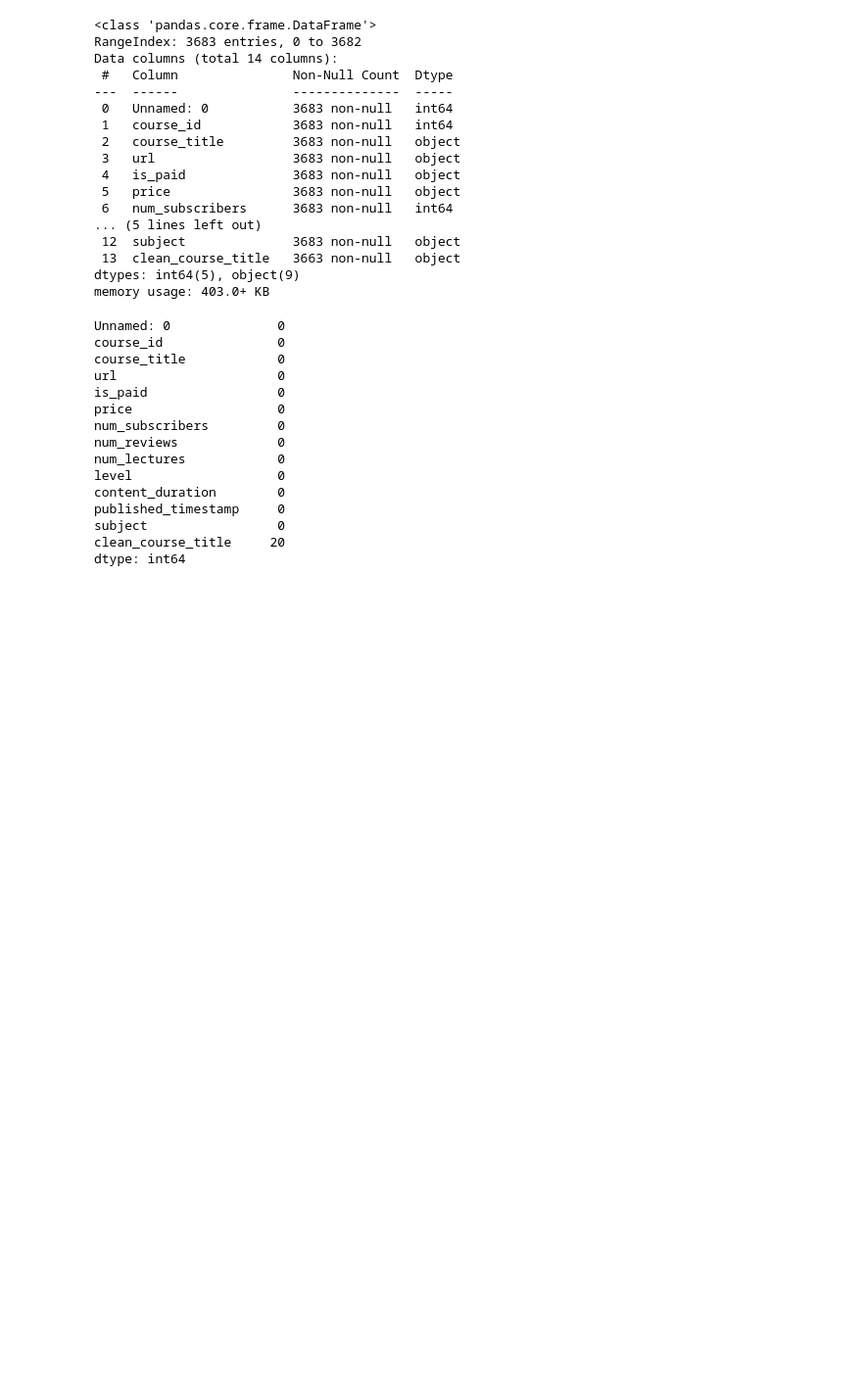
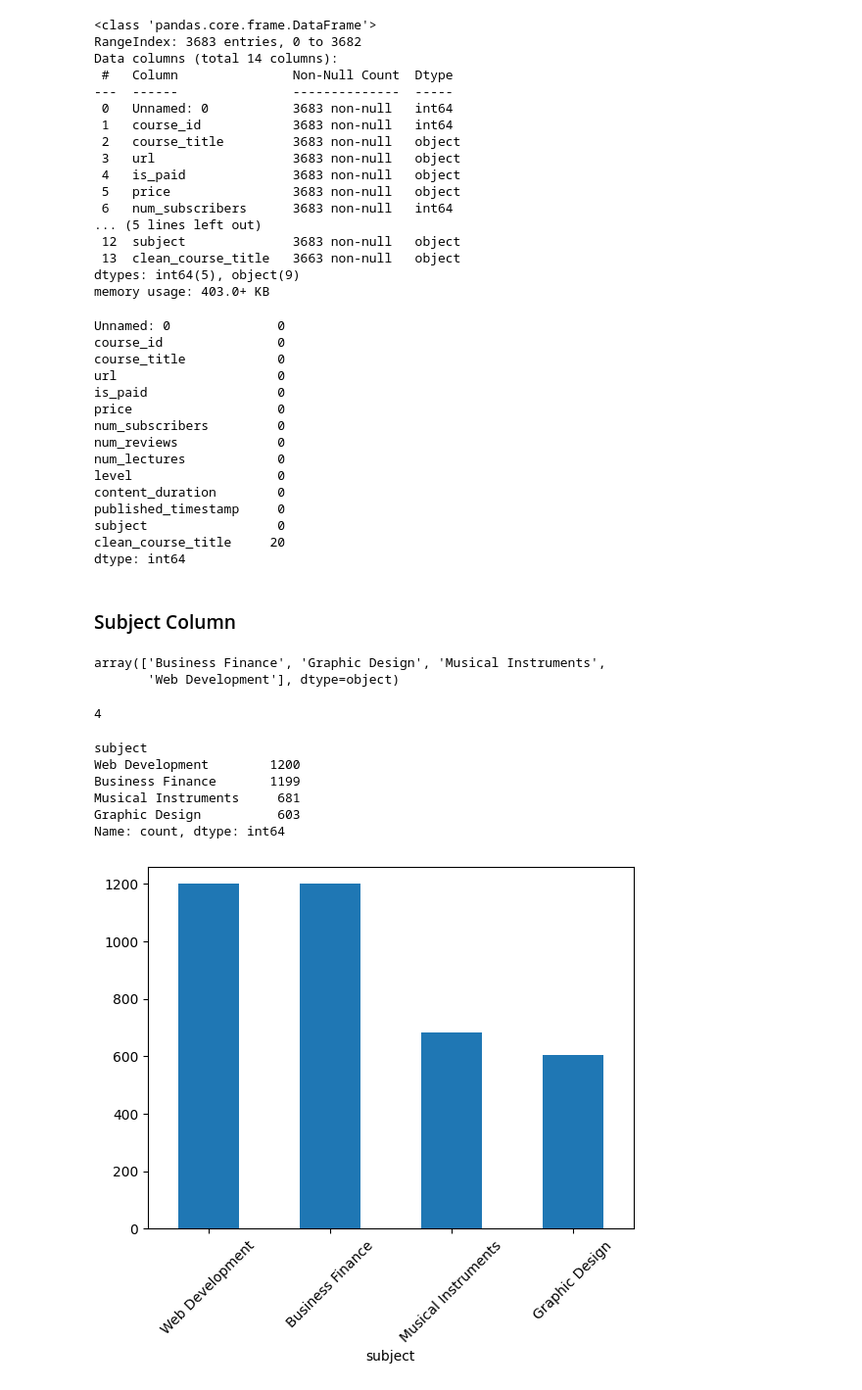
Before and after one commit to ahmedllshafiey/Udemy-Analysis, a Jupyter notebook: Udemy.ipynb, the cells around one changed output. Shown: that part at 98% size. Saved outputs shown, nothing was run; the diff lists cells and outputs as text; code cells hidden in the pictures; blank space fills up the shorter version.

Commit message:
subject column analysis

```diff
--- a/Udemy.ipynb
+++ b/Udemy.ipynb
@@ -65,3 +63,31 @@ dtype: int64
 # and then we can answer the question by using the code below
 # and so on
 # this method is more efficient than just randomly analyze the data
+# %% [markdown]
+### Subject Column
+# %%
+# subject
+df['subject'].unique()
+# %% [output]
+array(['Business Finance', 'Graphic Design', 'Musical Instruments',
+       'Web Development'], dtype=object)
+# %%
+len(df['subject'].unique())
+# %% [output]
+4
+# %%
+df['subject'].value_counts()
+# %% [output]
+subject
+Web Development        1200
+Business Finance       1199
+Musical Instruments     681
+Graphic Design          603
+Name: count, dtype: int64
+# %%
+df['subject'].value_counts().plot(kind='bar')
+plt.xticks(rotation=45)
+plt.figure(figsize=(8,8))
+plt.show()
+# %% [output]
+[figure, added]
```
Also changed, not shown: parts of 2 cells of this notebook.
